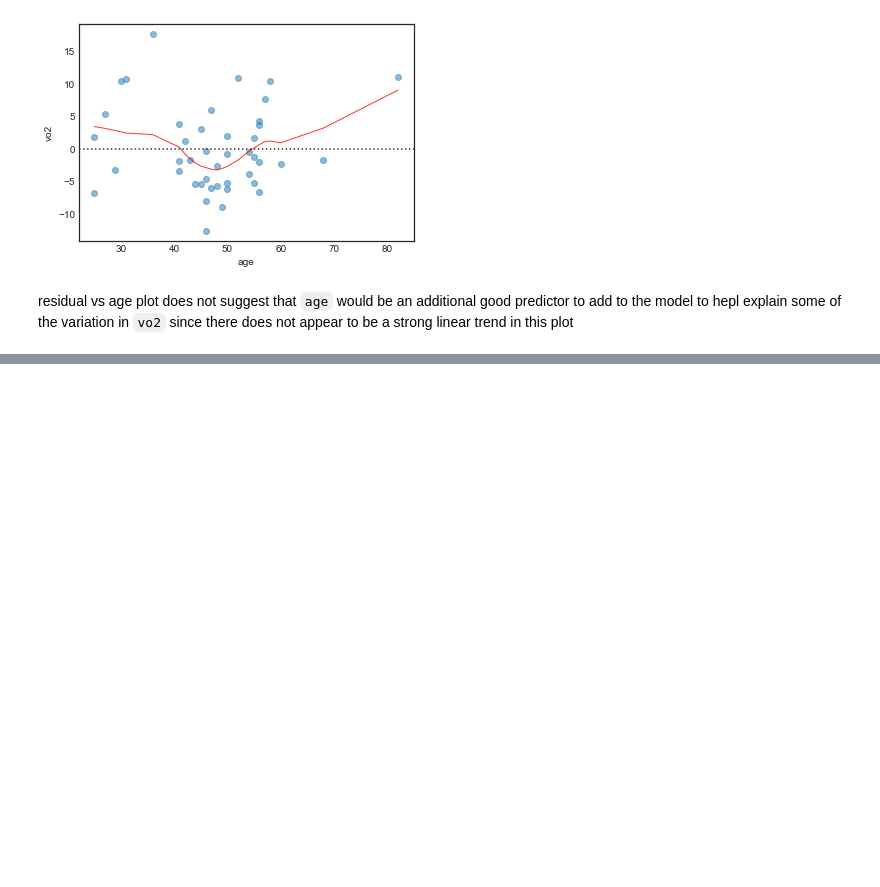
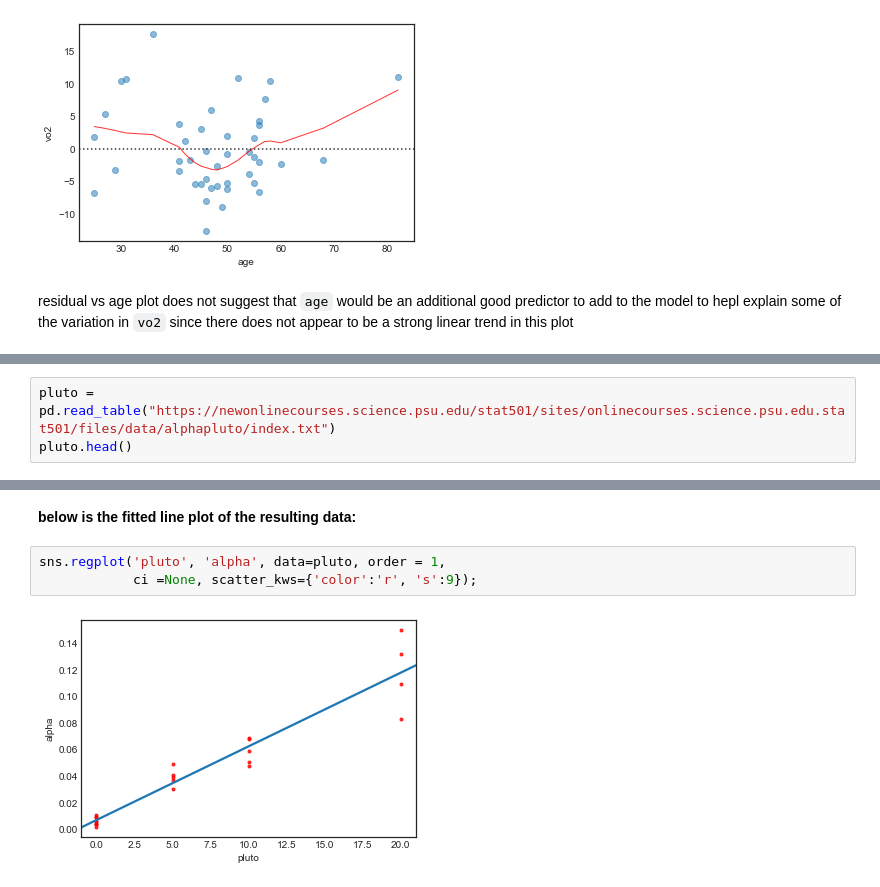
Before and after one commit to naivelogic/Machine_Learning_Notebooks, a Jupyter notebook: Data_Science/Stats Foundation/Regression Methods/[lab] PennState Regression.ipynb, the cells around one changed output, grey strips where cells are left out. Cells and saved outputs as stored; diff of their text form; blank space fills up the shorter version.

```diff
--- a/Data_Science/Stats Foundation/Regression Methods/[lab] PennState Regression.ipynb
+++ b/Data_Science/Stats Foundation/Regression Methods/[lab] PennState Regression.ipynb
@@ -697,0 +831,3 @@ residual vs age plot does not suggest that `age` would be an additional good pre
+# %%
+pluto = pd.read_table("https://newonlinecourses.science.psu.edu/stat501/sites/onlinecourses.science.psu.edu.stat501/files/data/alphapluto/index.txt")
+pluto.head()
@@ -697,0 +841,7 @@ residual vs age plot does not suggest that `age` would be an additional good pre
+# %% [markdown]
+__below is the fitted line plot of the resulting data:__
+# %%
+sns.regplot('pluto', 'alpha', data=pluto, order = 1,
+            ci =None, scatter_kws={'color':'r', 's':9});
+# %% [output]
+[figure, added]
```
Also changed, not shown: parts of 38 cells of this notebook.
